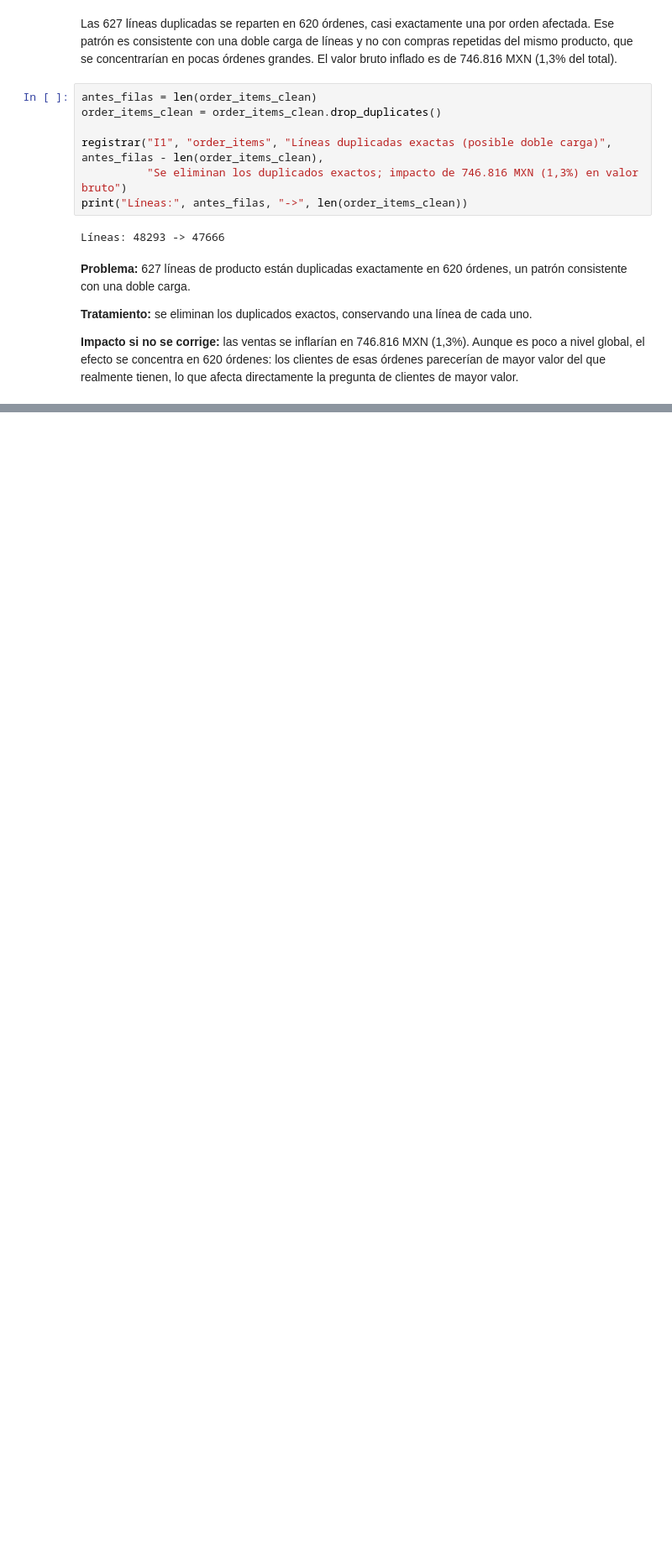
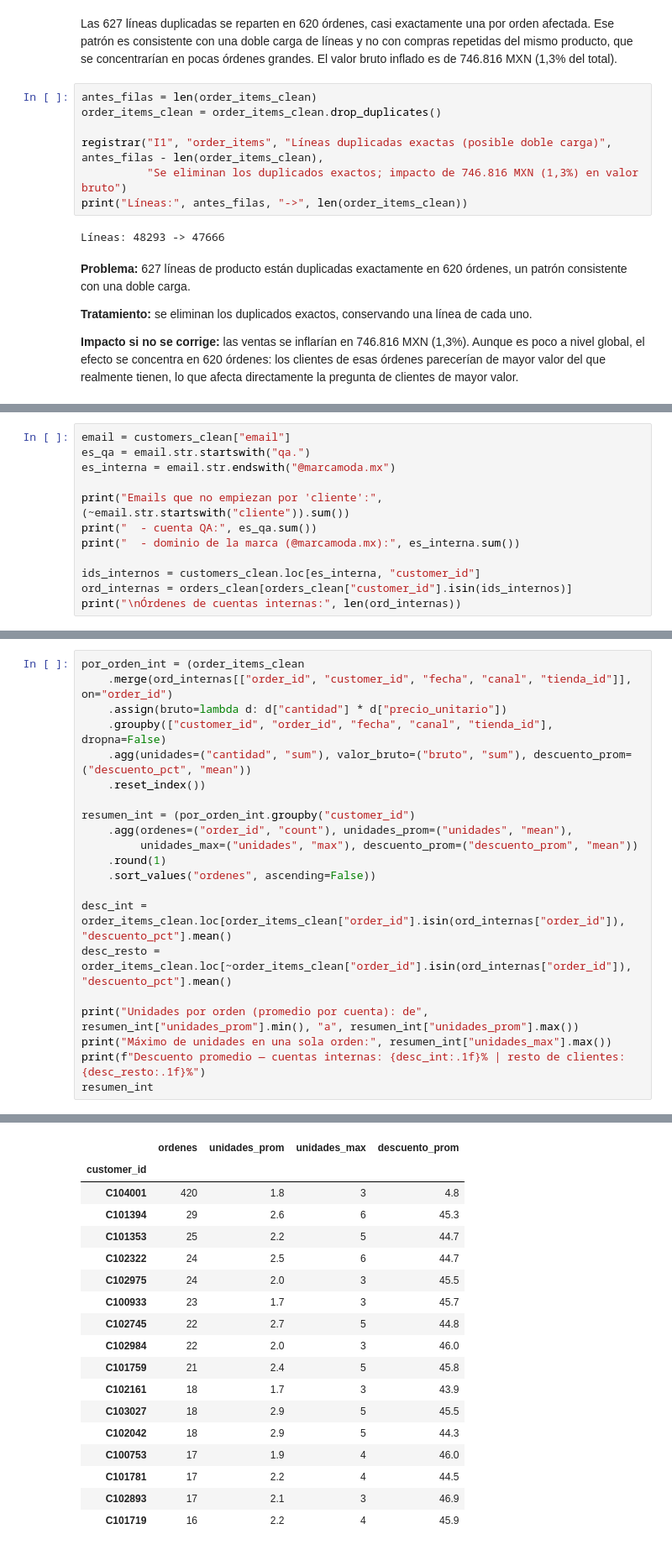
Before and after one commit to Edmh1/retail-customer-analytics, a Jupyter notebook: notebooks/analisis.ipynb, the cells around one changed output, grey strips where cells are left out. Shown at 84% size. Drawn from its saved outputs; the diff is of its cells as text; blank space fills up the shorter version.

Commit message:
fix(I2): eliminar cuenta de prueba y marcar cuentas internas de la marca

```diff
--- a/notebooks/analisis.ipynb
+++ b/notebooks/analisis.ipynb
@@ -726,0 +812,12 @@ Líneas: 48293 -> 47666
+# %%
+email = customers_clean["email"]
+es_qa = email.str.startswith("qa.")
+es_interna = email.str.endswith("@marcamoda.mx")
+
+print("Emails que no empiezan por 'cliente':", (~email.str.startswith("cliente")).sum())
+print("  - cuenta QA:", es_qa.sum())
+print("  - dominio de la marca (@marcamoda.mx):", es_interna.sum())
+
+ids_internos = customers_clean.loc[es_interna, "customer_id"]
+ord_internas = orders_clean[orders_clean["customer_id"].isin(ids_internos)]
+print("\nÓrdenes de cuentas internas:", len(ord_internas))
@@ -726,0 +832,22 @@ Líneas: 48293 -> 47666
+# %%
+por_orden_int = (order_items_clean
+    .merge(ord_internas[["order_id", "customer_id", "fecha", "canal", "tienda_id"]], on="order_id")
+    .assign(bruto=lambda d: d["cantidad"] * d["precio_unitario"])
+    .groupby(["customer_id", "order_id", "fecha", "canal", "tienda_id"], dropna=False)
+    .agg(unidades=("cantidad", "sum"), valor_bruto=("bruto", "sum"), descuento_prom=("descuento_pct", "mean"))
+    .reset_index())
+
+resumen_int = (por_orden_int.groupby("customer_id")
+    .agg(ordenes=("order_id", "count"), unidades_prom=("unidades", "mean"),
+         unidades_max=("unidades", "max"), descuento_prom=("descuento_prom", "mean"))
+    .round(1)
+    .sort_values("ordenes", ascending=False))
+
+desc_int = order_items_clean.loc[order_items_clean["order_id"].isin(ord_internas["order_id"]), "descuento_pct"].mean()
+desc_resto = order_items_clean.loc[~order_items_clean["order_id"].isin(ord_internas["order_id"]), "descuento_pct"].mean()
+
+print("Unidades por orden (promedio por cuenta): de", resumen_int["unidades_prom"].min(), "a", resumen_int["unidades_prom"].max())
+print("Máximo de unidades en una sola orden:", resumen_int["unidades_max"].max())
+print(f"Descuento promedio — cuentas internas: {desc_int:.1f}% | resto de clientes: {desc_resto:.1f}%")
+resumen_int
+# %% [output]
@@ -726,0 +857,18 @@ Líneas: 48293 -> 47666
+|  | ordenes | unidades_prom | unidades_max | descuento_prom |
+| customer_id |  |  |  |  |
+| C104001 | 420 | 1.8 | 3 | 4.8 |
+| C101394 | 29 | 2.6 | 6 | 45.3 |
+| C101353 | 25 | 2.2 | 5 | 44.7 |
+| C102322 | 24 | 2.5 | 6 | 44.7 |
+| C102975 | 24 | 2.0 | 3 | 45.5 |
+| C100933 | 23 | 1.7 | 3 | 45.7 |
+| C102745 | 22 | 2.7 | 5 | 44.8 |
+| C102984 | 22 | 2.0 | 3 | 46.0 |
+| C101759 | 21 | 2.4 | 5 | 45.8 |
+| C102161 | 18 | 1.7 | 3 | 43.9 |
+| C103027 | 18 | 2.9 | 5 | 45.5 |
+| C102042 | 18 | 2.9 | 5 | 44.3 |
+| C100753 | 17 | 1.9 | 4 | 46.0 |
+| C101781 | 17 | 2.2 | 4 | 44.5 |
+| C102893 | 17 | 2.1 | 3 | 46.9 |
+| C101719 | 16 | 2.2 | 4 | 45.9 |
```
Also changed, not shown: parts of 15 cells of this notebook.
